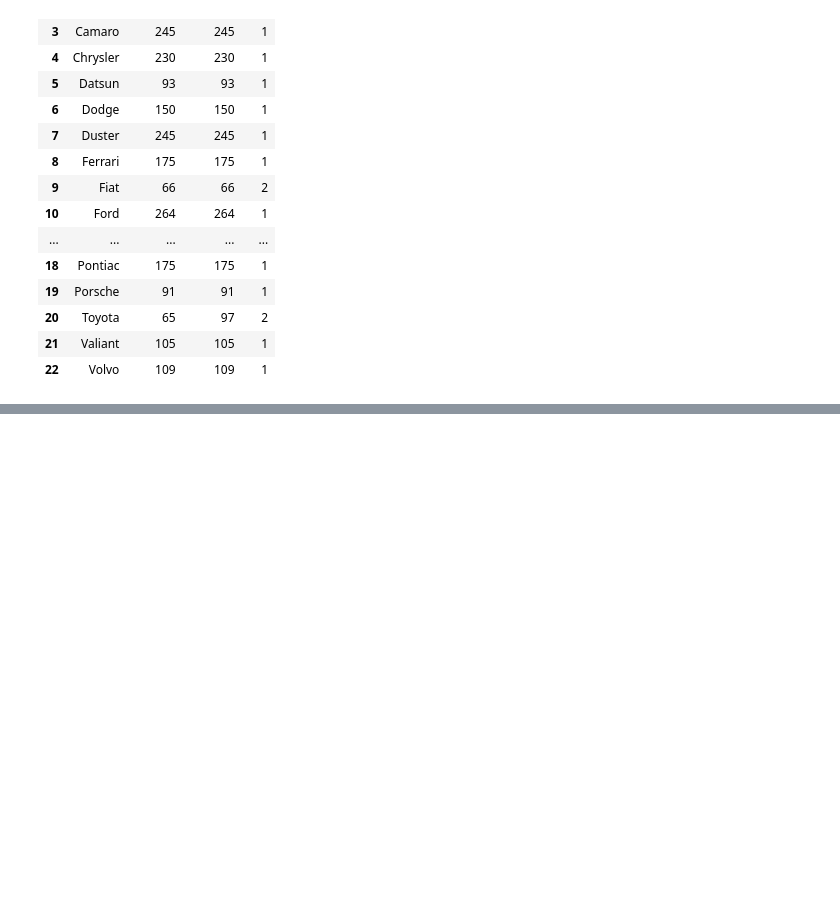
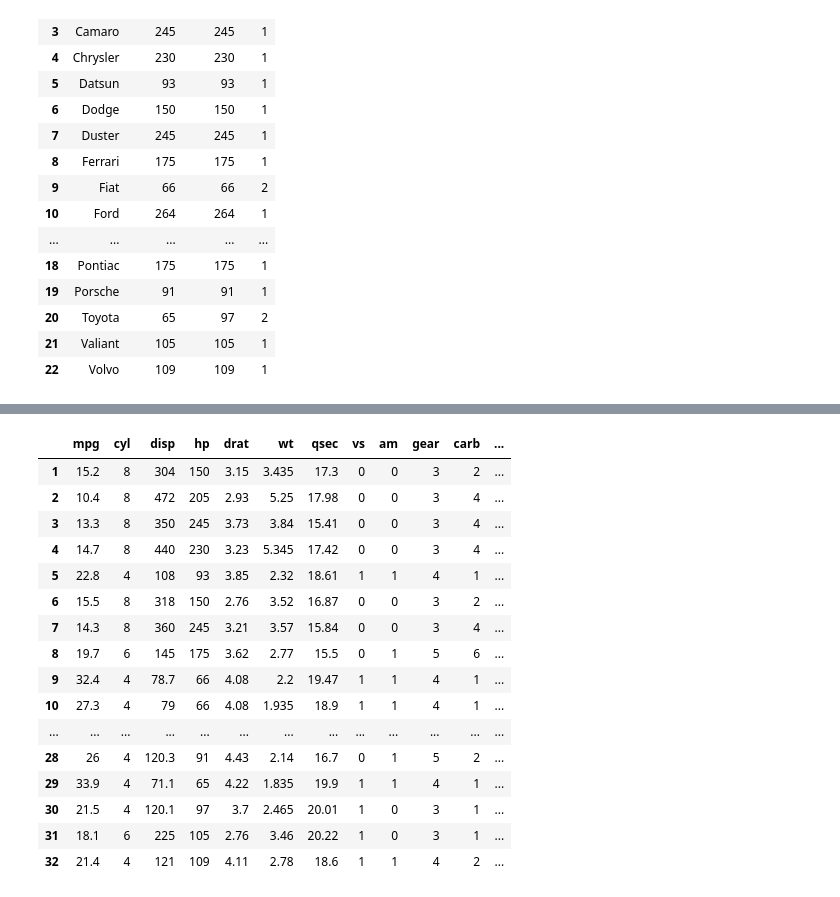
Before and after one commit to yama1968/Spikes, a Jupyter notebook: R/dplyr.spike.1.ipynb, the cells around one changed output, grey strips where cells are left out. Saved outputs shown, nothing was run; the diff lists cells and outputs as text; code cells hidden in the pictures; blank space fills up the shorter version.

Commit message:
dplyr.cumsum

```diff
--- a/R/dplyr.spike.1.ipynb
+++ b/R/dplyr.spike.1.ipynb
@@ -134,0 +132,23 @@ ERROR: Error in eval(expr, envir, enclos): impossible de trouver la fonction "%>
+# %%
+branded %>%
+    group_by(brand) %>%
+    arrange(brand, hp, disp) %>%
+    mutate(hp.cum   = cumsum(hp))
+# %% [output]
+|  | mpg | cyl | disp | hp | drat | wt | qsec | vs | am | gear | carb | ... |
+| 1 | 15.2 | 8 | 304 | 150 | 3.15 | 3.435 | 17.3 | 0 | 0 | 3 | 2 | ... |
+| 2 | 10.4 | 8 | 472 | 205 | 2.93 | 5.25 | 17.98 | 0 | 0 | 3 | 4 | ... |
+| 3 | 13.3 | 8 | 350 | 245 | 3.73 | 3.84 | 15.41 | 0 | 0 | 3 | 4 | ... |
+| 4 | 14.7 | 8 | 440 | 230 | 3.23 | 5.345 | 17.42 | 0 | 0 | 3 | 4 | ... |
+| 5 | 22.8 | 4 | 108 | 93 | 3.85 | 2.32 | 18.61 | 1 | 1 | 4 | 1 | ... |
+| 6 | 15.5 | 8 | 318 | 150 | 2.76 | 3.52 | 16.87 | 0 | 0 | 3 | 2 | ... |
+| 7 | 14.3 | 8 | 360 | 245 | 3.21 | 3.57 | 15.84 | 0 | 0 | 3 | 4 | ... |
+| 8 | 19.7 | 6 | 145 | 175 | 3.62 | 2.77 | 15.5 | 0 | 1 | 5 | 6 | ... |
+| 9 | 32.4 | 4 | 78.7 | 66 | 4.08 | 2.2 | 19.47 | 1 | 1 | 4 | 1 | ... |
+| 10 | 27.3 | 4 | 79 | 66 | 4.08 | 1.935 | 18.9 | 1 | 1 | 4 | 1 | ... |
+| ... | ... | ... | ... | ... | ... | ... | ... | ... | ... | ... | ... | ... |
+| 28 | 26 | 4 | 120.3 | 91 | 4.43 | 2.14 | 16.7 | 0 | 1 | 5 | 2 | ... |
+| 29 | 33.9 | 4 | 71.1 | 65 | 4.22 | 1.835 | 19.9 | 1 | 1 | 4 | 1 | ... |
+| 30 | 21.5 | 4 | 120.1 | 97 | 3.7 | 2.465 | 20.01 | 1 | 0 | 3 | 1 | ... |
+| 31 | 18.1 | 6 | 225 | 105 | 2.76 | 3.46 | 20.22 | 1 | 0 | 3 | 1 | ... |
+| 32 | 21.4 | 4 | 121 | 109 | 4.11 | 2.78 | 18.6 | 1 | 1 | 4 | 2 | ... |
```
Also changed, not shown: parts of 3 cells of this notebook, 5 other files.
